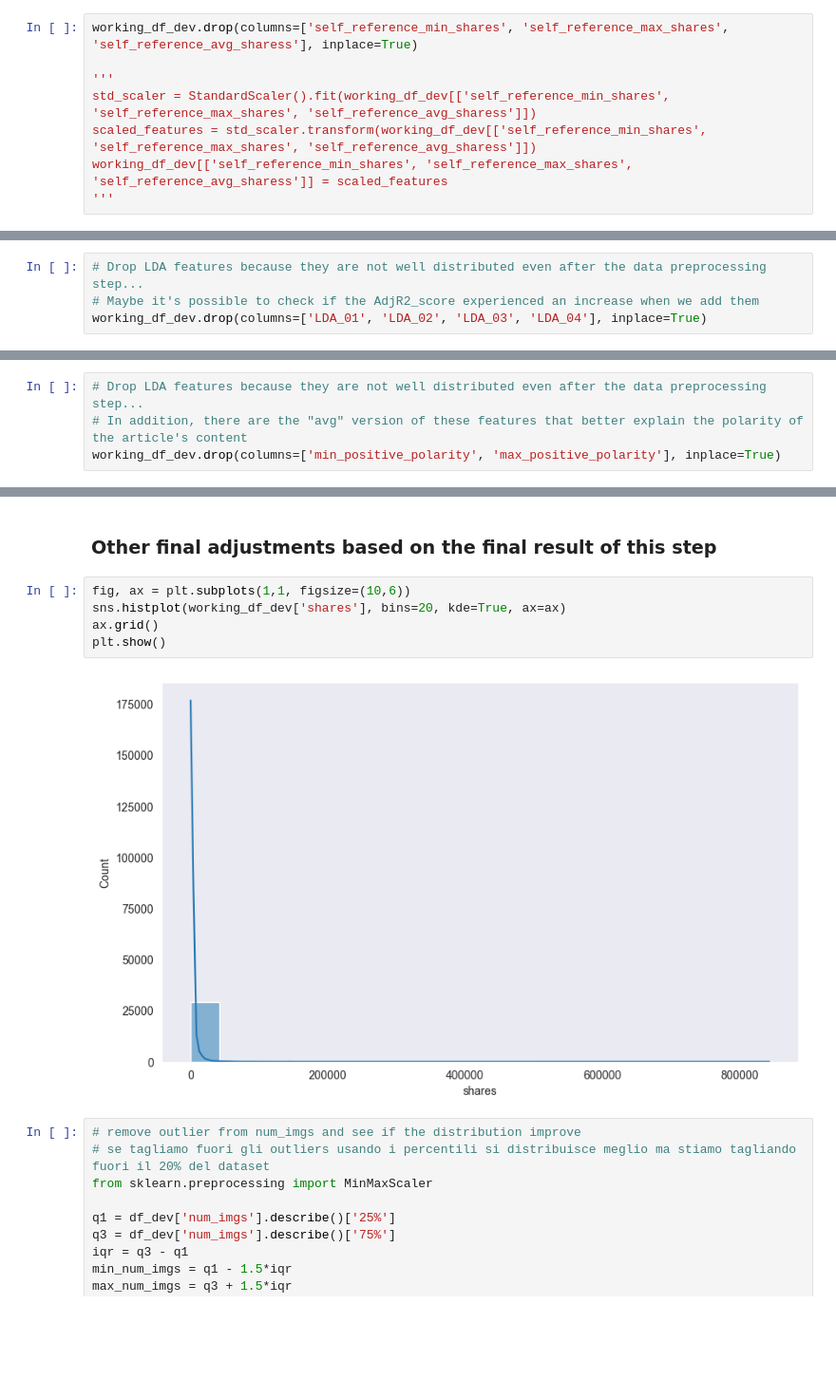
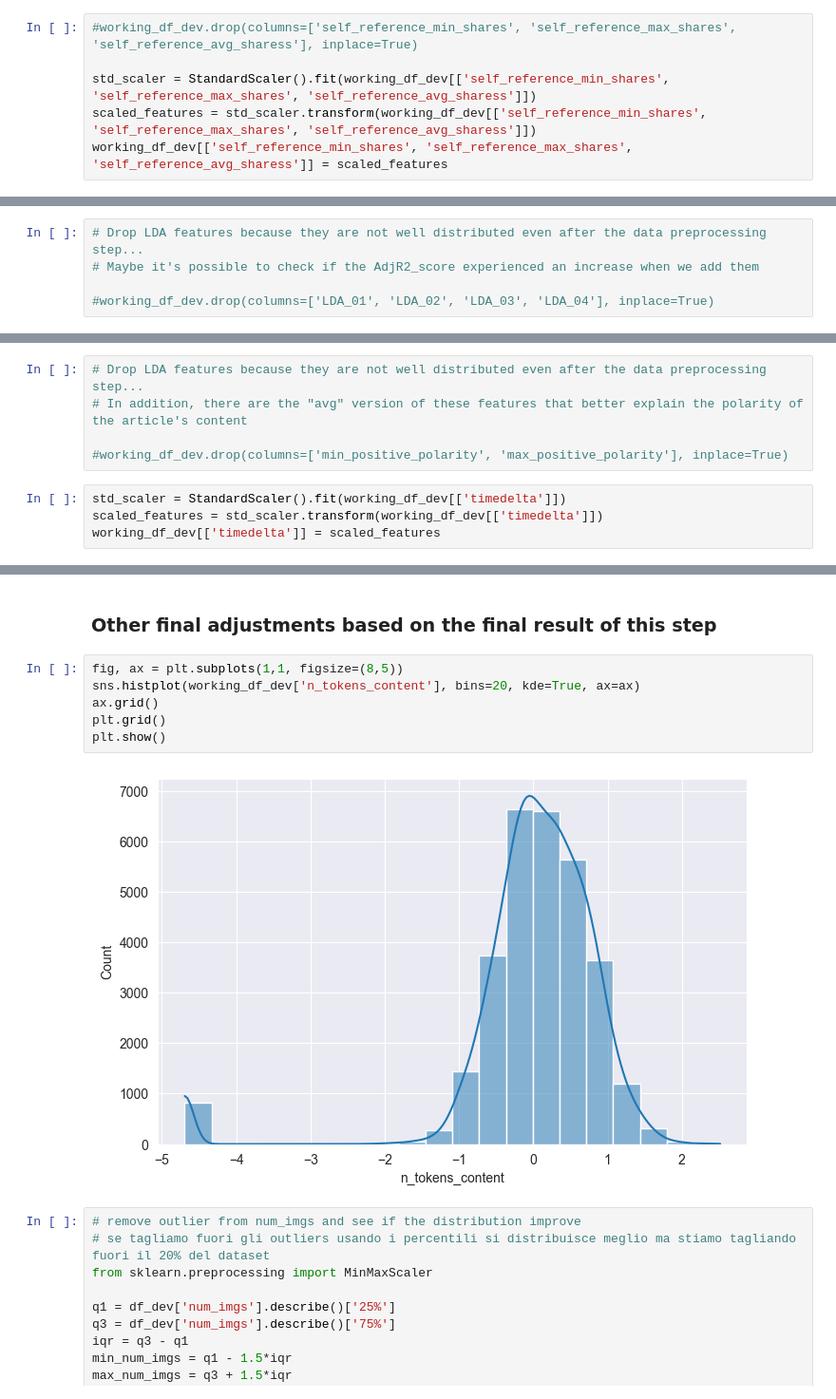
Before and after one commit to lolloberga/predict-shares-online-news, a Jupyter notebook: feature_engeneering.ipynb, the cells around one changed output, grey strips where cells are left out. Shown at 95% size. Drawn from its saved outputs; the diff is of its cells as text; blank space fills up the shorter version.

```diff
--- a/feature_engeneering.ipynb
+++ b/feature_engeneering.ipynb
@@ -216,8 +160,6 @@ working_df_dev[['kw_avg_max', 'kw_avg_avg']] = scaled_features
 # %%
-working_df_dev.drop(columns=['self_reference_min_shares', 'self_reference_max_shares', 'self_reference_avg_sharess'], inplace=True)
+#working_df_dev.drop(columns=['self_reference_min_shares', 'self_reference_max_shares', 'self_reference_avg_sharess'], inplace=True)
 
-'''
 std_scaler = StandardScaler().fit(working_df_dev[['self_reference_min_shares', 'self_reference_max_shares', 'self_reference_avg_sharess']])
 scaled_features = std_scaler.transform(working_df_dev[['self_reference_min_shares', 'self_reference_max_shares', 'self_reference_avg_sharess']])
 working_df_dev[['self_reference_min_shares', 'self_reference_max_shares', 'self_reference_avg_sharess']] = scaled_features
-'''
@@ -228,7 +168,8 @@ working_df_dev['num_hrefs'] = np.log(1 + working_df_dev['num_hrefs'])
 # %%
 # Drop LDA features because they are not well distributed even after the data preprocessing step...
 # Maybe it's possible to check if the AdjR2_score experienced an increase when we add them
-working_df_dev.drop(columns=['LDA_01', 'LDA_02', 'LDA_03', 'LDA_04'], inplace=True)
+
+#working_df_dev.drop(columns=['LDA_01', 'LDA_02', 'LDA_03', 'LDA_04'], inplace=True)
 # %%
 # Transform weekdays into a boolean status "isWeekend" since we've observed that the principal discrimination is based on
 # weather the article is published on the weekend or not
@@ -243,7 +184,12 @@ working_df_dev.drop(columns=[x for x in additional_columns if x.startswith('week
 # %%
 # Drop LDA features because they are not well distributed even after the data preprocessing step...
 # In addition, there are the "avg" version of these features that better explain the polarity of the article's content
-working_df_dev.drop(columns=['min_positive_polarity', 'max_positive_polarity'], inplace=True)
+
+#working_df_dev.drop(columns=['min_positive_polarity', 'max_positive_polarity'], inplace=True)
+# %%
+std_scaler = StandardScaler().fit(working_df_dev[['timedelta']])
+scaled_features = std_scaler.transform(working_df_dev[['timedelta']])
+working_df_dev[['timedelta']] = scaled_features
 # %%
 working_df_dev
 # %% [output]
@@ -276,12 +223,13 @@ working_df_dev.describe()
 # %% [markdown]
 ### Other final adjustments based on the final result of this step
 # %%
-fig, ax = plt.subplots(1,1, figsize=(10,6))
-sns.histplot(working_df_dev['shares'], bins=20, kde=True, ax=ax)
+fig, ax = plt.subplots(1,1, figsize=(8,5))
+sns.histplot(working_df_dev['n_tokens_content'], bins=20, kde=True, ax=ax)
 ax.grid()
+plt.grid()
 plt.show()
 # %% [output]
-[figure, old version]
+[figure, new version]
 # %%
 # remove outlier from num_imgs and see if the distribution improve
 # se tagliamo fuori gli outliers usando i percentili si distribuisce meglio ma stiamo tagliando fuori il 20% del dataset
```
Also changed, not shown: parts of 23 cells of this notebook, 3 other files.
